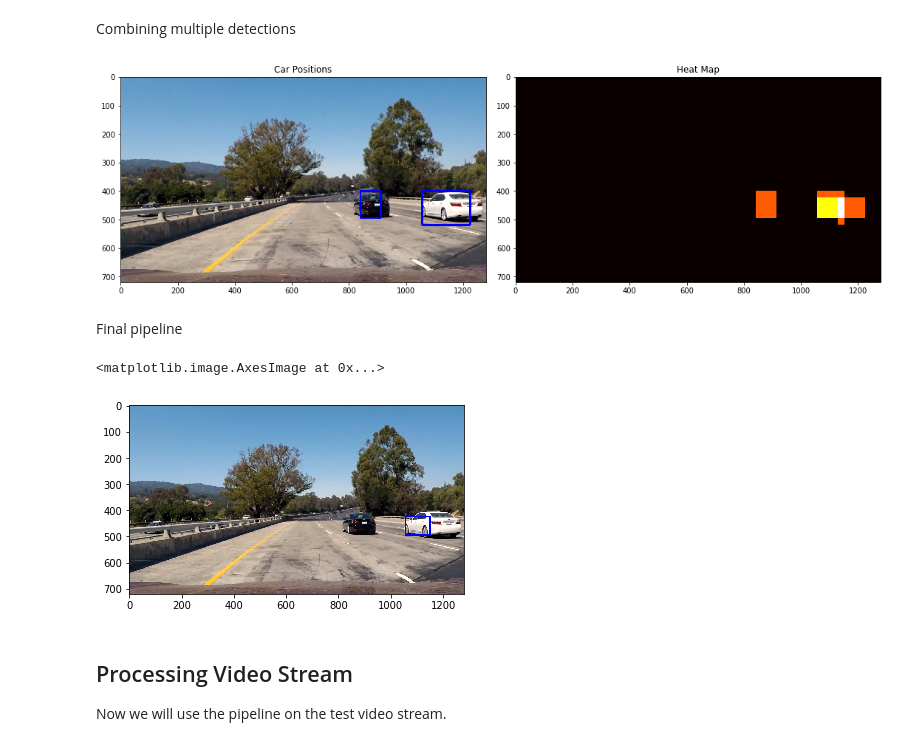
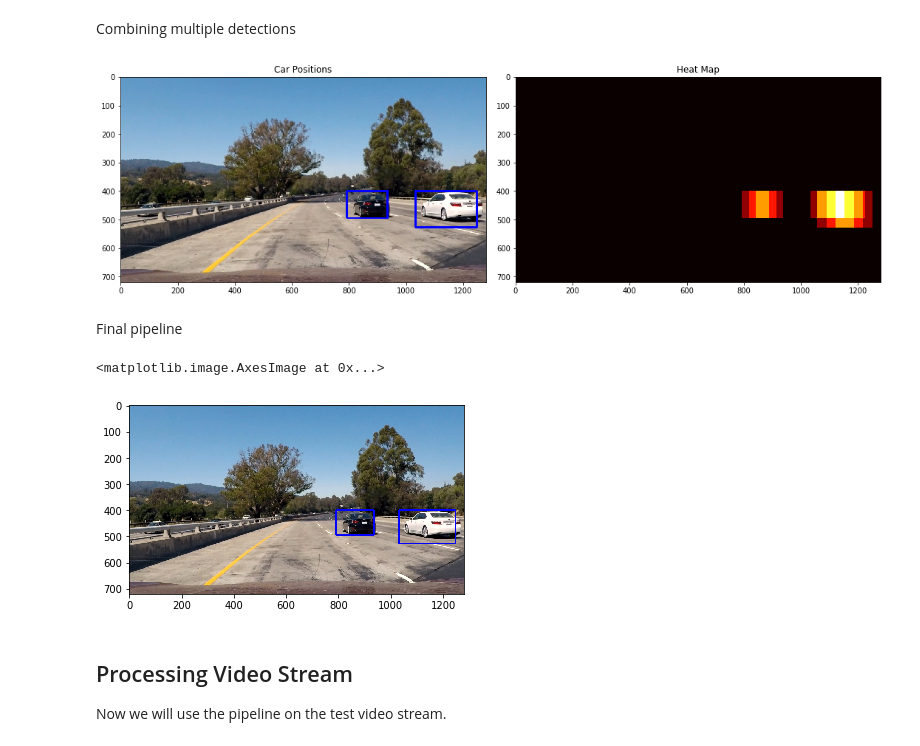
Before and after one commit to AndyKnight09/CarND-Vehicle-Detection, a Jupyter notebook: project.ipynb, the cells around one changed output. Cells and saved outputs as stored; diff of their text form; code cells hidden in the pictures.

```diff
--- a/project.ipynb
+++ b/project.ipynb
@@ -459,8 +459,7 @@ from sklearn.cross_validation import train_test_split
 
 # Define a function to extract features from a list of images
 # Have this function call bin_spatial() and color_hist()
-def extract_features(imgs, color_space='RGB', orient=9,
-                        pix_per_cell=8, cell_per_block=2, hog_channel=0):
+def extract_features(imgs, color_space='RGB', orient=9, pix_per_cell=8, cell_per_block=2, hog_channel=0):
     # Create a list to append feature vectors to
     features = []
     # Iterate through the list of images
@@ -992,35 +1011,35 @@ def draw_labeled_bboxes(img, labels):
         nonzeroy = np.array(nonzero[0])
         nonzerox = np.array(nonzero[1])
         # Define a bounding box based on min/max x and y
         bbox = ((np.min(nonzerox), np.min(nonzeroy)), (np.max(nonzerox), np.max(nonzeroy)))
         # Draw the box on the image
         cv2.rectangle(img, bbox[0], bbox[1], (0,0,255), 6)
     # Return the image
     return img
 
 # Add heat to each box in box list
 heat = add_heat(heat,box_list)
 
 # Apply threshold to help remove false positives
-heat = apply_threshold(heat,1)
+heat = apply_threshold(heat,0)
 
 # Visualize the heatmap when displaying
 heatmap = np.clip(heat, 0, 255)
 
 # Find final boxes from heatmap using label function
 labels = label(heatmap)
 draw_img = draw_labeled_bboxes(np.copy(image), labels)
 
 fig = plt.figure(figsize=(15,15))
 plt.subplot(121)
 plt.imshow(draw_img)
 plt.title('Car Positions')
 plt.subplot(122)
 plt.imshow(heatmap, cmap='hot')
 plt.title('Heat Map')
 fig.tight_layout()
 # %% [output]
-[figure, old version]
+[figure, new version]
 # %% [markdown]
 Final pipeline
 # %%
@@ -1032,14 +1051,10 @@ class Tracker():
 
     def process_image(self, img):
 
-        ystart = 400
-        ystop = 656
-        scale = 1.5
+        HEAT_AVERAGING = 20
+        HEAT_THRESHOLD = 4
 
-        HEAT_AVERAGING = 10
-        HEAT_THRESHOLD = 2
-
-        new_boxes_img, new_box_list = find_cars(img, ystart, ystop, scale, svc, feature_scaler, orient, pix_per_cell, cell_per_block, spatial_size, hist_bins)
+        new_box_list = find_cars_all_sizes(img)
 
         # Update collection of bounding boxes
         self.box_list_list.append(new_box_list)
@@ -1055,7 +1070,7 @@ class Tracker():
             heat = add_heat(heat, box_list)
 
         # Apply threshold to help remove false positives
-        heat = apply_threshold(heat, HEAT_THRESHOLD)
+        heat = apply_threshold(heat, HEAT_THRESHOLD * len(self.box_list_list) / HEAT_AVERAGING)
 
         # Visualize the heatmap when displaying
         heatmap = np.clip(heat, 0, 255)
@@ -1075,7 +1090,7 @@ plt.figure()
 plt.imshow(result)
 # %% [output]
 <matplotlib.image.AxesImage at 0x...>
-[figure, old version]
+[figure, new version]
 # %% [markdown]
 ## Processing Video Stream
 
```
Also changed, not shown: parts of 7 cells of this notebook, 2 other files.
